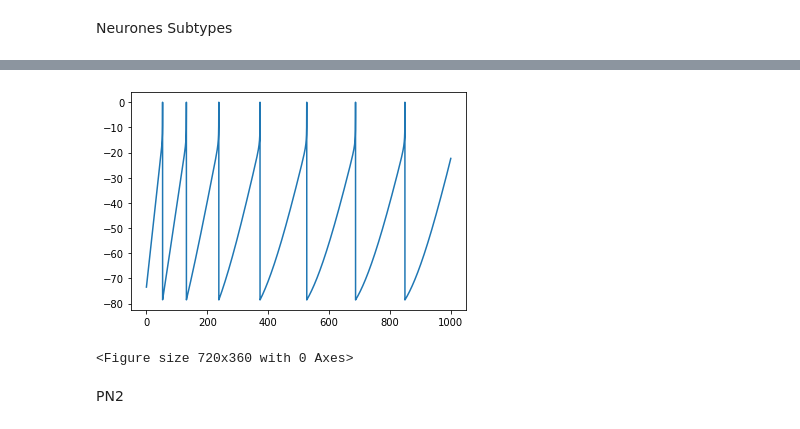
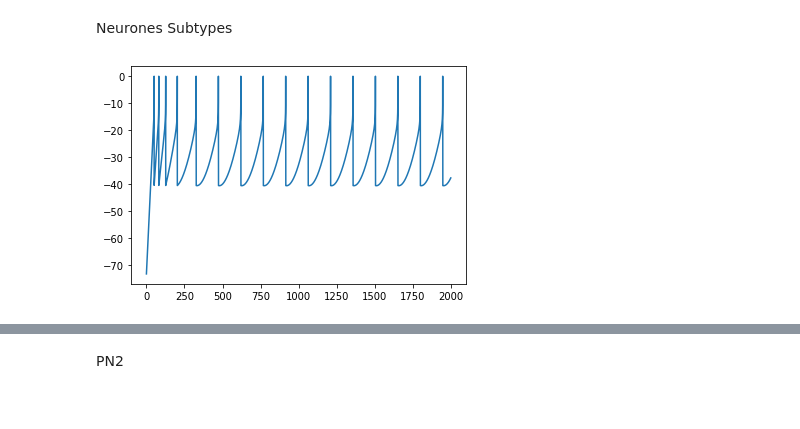
Before and after one commit to Jaffar-Hussein/ADEX, a Jupyter notebook: Models/claustrum_neurones_simulation.ipynb, the cells around one changed output, grey strips where cells are left out. Drawn from its saved outputs; the diff is of its cells as text; code cells hidden in the pictures.

Commit message:
changes to the params

```diff
--- a/Models/claustrum_neurones_simulation.ipynb
+++ b/Models/claustrum_neurones_simulation.ipynb
@@ -18,45 +18,45 @@ parameters = {
     "a": 2.0 * nS,
     "tau_w": 300.0 * ms,
     "b": 60.0 * pA,
-    "v_r": (-73.54-5) * mV,  # VAriable
+    "v_r": (-35.6-5) * mV,  # VAriable
     "i_stim": (117.34*2) * pA,  # VAriable
 }
 # %%
-parameters = {
-    "c_m": 210 * pF,
-    "g_l": (1/246.92) * nS,   # VAriable
-    "e_l": -73.54 * mV,    # VAriable
-    "v_t": -35.7 * mV,
-    "d_t": 2.0 * mV,
-    "a": 2.0 * nS,
-    "tau_w": 300.0 * ms,
-    "b": 60.0 * pA,
-    "v_r": (-73.54-5) * mV,  # VAriable
-    "i_stim": (117.34*2) * pA,  # VAriable
-}
+# parameters = {
+#     "c_m": 210 * pF,
+#     "g_l": (1/246.92) * nS,   # VAriable
+#     "e_l": -73.54 * mV,    # VAriable
+#     "v_t": -35.7 * mV,
+#     "d_t": 2.0 * mV,
+#     "a": 2.0 * nS,
+#     "tau_w": 300.0 * ms,
+#     "b": 60.0 * pA,
+#     "v_r": (-35.7-5) * mV,  # VAriable
+#     "i_stim": (117.34*2) * pA,  # VAriable
+# }
 # %%
 eqs = """
     dvm/dt = (g_l*(e_l - vm) + g_l*d_t*exp((vm-v_t)/d_t) + i_stim - w)/c_m : volt
     dw/dt  = (a*(vm - e_l) - w)/tau_w : amp
     """
 neuron = NeuronGroup(
     1,
     model=eqs,
     threshold="vm > 0*mV", reset="vm = v_r; w += b",
     method="euler",
     namespace=parameters,
 )
 neuron.vm = parameters["e_l"]
 neuron.w = 0
 states = StateMonitor(neuron, ["vm", "w"], record=True, when="thresholds")
 defaultclock.dt = 0.1 * ms
-run(1 * second)
+run(2 * second)
 # clip membrane voltages to threshold (0 mV)
 vms = np.clip(states[0].vm / mV, a_min=None, a_max=0)
 plt.plot(states[0].t / ms, vms)
 
 fig = plt.figure(figsize=(10, 5))
-fig.suptitle('adaptation')
 
 plt.show()
 # %% [output]
+[figure, new version]
@@ -64,5 +64,3 @@ WARNING    Removing unsupported flag '-march=native' from compiler flags. [brian
-[figure, old version]
-<Figure size 720x360 with 0 Axes>
 # %% [markdown]
 PN2
 # %%
```
Also changed, not shown: parts of 9 cells of this notebook, 1 other file.
